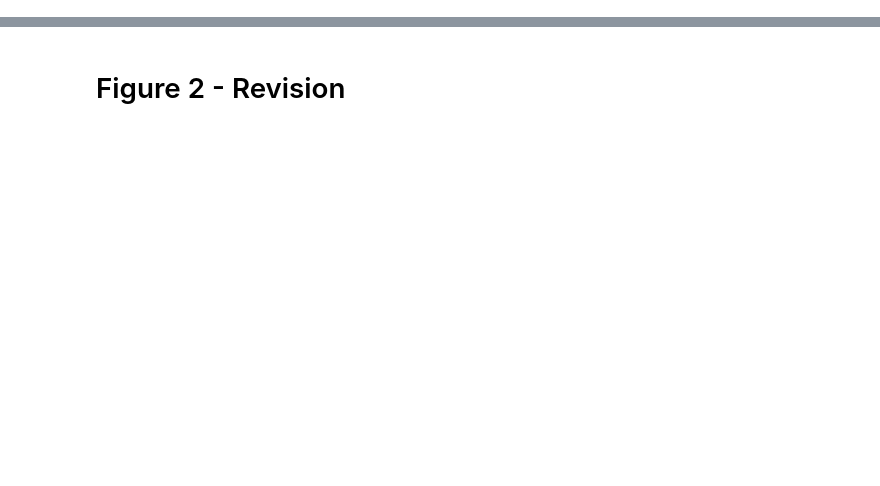
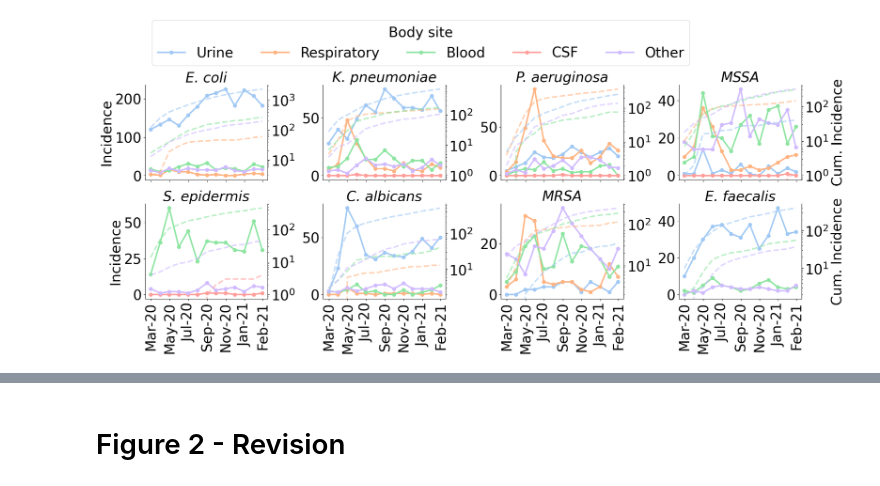
Before and after one commit to ChaosDonkey06/AMR_ABM, a Jupyter notebook: code/figures/Figure2.ipynb, the cells around one changed output, grey strips where cells are left out. Saved outputs shown, nothing was run; the diff lists cells and outputs as text; code cells hidden in the pictures; blank space fills up the shorter version.

```diff
--- a/code/figures/Figure2.ipynb
+++ b/code/figures/Figure2.ipynb
@@ -211,6 +235,27 @@ idx = 0
 
 colors = sns.color_palette("pastel") #"ch:start=.2,rot=-1.1", n_colors=len(sites))
 
+def specimen2title(specimen):
+    sp_title = specimen
+    if specimen == "METHICILLIN-SUSCEPTIBLE STAPHYLOCOCCUS AUREUS":
+        sp_title = "MSSA"
+    elif specimen == "METHICILLIN-RESISTANT STAPHYLOCOCCUS AUREUS":
+        sp_title = "MRSA"
+    elif specimen == "STAPHYLOCOCCUS EPIDERMIDIS":
+        sp_title = "S. epidermis"
+    elif sp_title == "ESCHERICHIA COLI":
+        sp_title = "E. coli"
+    elif sp_title == "KLEBSIELLA PNEUMONIAE":
+        sp_title = "K. pneumoniae"
+    elif sp_title == "PSEUDOMONAS AERUGINOSA":
+        sp_title = "P. aeruginosa"
+    elif sp_title == "CANDIDA ALBICANS":
+        sp_title = "C. albicans"
+    elif sp_title == "ENTEROCOCCUS FAECALIS":
+        sp_title = "E. faecalis"
+    return sp_title
+
+
 axes_t = []
 for specimen in specimens_inference:
     ax      = axes.flatten()[idx]
@@ -221,23 +266,7 @@ for specimen in specimens_inference:
     axes_t.append(ax_t)
     format_axis(ax, week=False)
 
-    sp_title = specimen
-    if specimen == "METHICILLIN-SUSCEPTIBLE STAPHYLOCOCCUS AUREUS":
-        sp_title = "MSSA"
-    elif specimen == "METHICILLIN-RESISTANT STAPHYLOCOCCUS AUREUS":
-        sp_title = "MRSA"
-    elif specimen == "STAPHYLOCOCCUS EPIDERMIDIS":
-        sp_title = "S. Epidermis"
-    elif sp_title == "ESCHERICHIA COLI":
-        sp_title = "E. Coli"
-    elif sp_title == "KLEBSIELLA PNEUMONIAE":
-        sp_title = "K. Pneumoniae"
-    elif sp_title == "PSEUDOMONAS AERUGINOSA":
-        sp_title = "P. Aeruginosa"
-    elif sp_title == "CANDIDA ALBICANS":
-        sp_title = "C. Albicans"
-    elif sp_title == "ENTEROCOCCUS FAECALIS":
-        sp_title = "E. Faecalis"
+    sp_title = specimen2title(specimen)
 
     ax.tick_params(which='both', axis='x', labelrotation=90)
     ax.set_title(sp_title, fontstyle="italic")
@@ -252,33 +281,35 @@ for specimen in specimens_inference:
     idx += 1
 
 axes_t[3].set_ylabel("Cum. Incidence")
 #axes_t[5].set_ylabel("Cum. Incidence", fontsize=18)
 axes_t[7].set_ylabel("Cum. Incidence")
 
 #axes[-1,0].set_xlabel("Date (month)")
 #axes[-1,1].set_xlabel("Date (month)")
 #axes[1,-1].set_xlabel("Date (month)")
 
 axes[0,0].set_ylabel(r"Incidence")
 axes[1,0].set_ylabel(r"Incidence")
 #axes[2,0].set_ylabel(r"Incidence", fontsize=18)
 
 x_ticks_pos    = [18322.0,  18353.0, 18383.0, 18414.0, 18444.0, 18475.0, 18506.0, 18536.0, 18567.0, 18597.0, 18628.0, 18659.0, 18687.0, 18718.0]
 x_ticks_labels = ['Mar-20', 'Apr-20', 'May-20', 'Jun-20', 'Jul-20', 'Aug-20', 'Sep-20', 'Oct-20', 'Nov-20', 'Dec-20', 'Jan-21', 'Feb-21', 'Mar-21', 'Apr-21']
 
 x_ticks_pos    = [18322.0,  18383.0,   18444.0,   18506.0,    18567.0,  18628.0,  18687.0]
 x_ticks_labels = ['Mar-20',  'May-20',  'Jul-20',  'Sep-20',  'Nov-20',  'Jan-21', 'Feb-21' ]
 
 axes[1,0].set_xticks(x_ticks_pos, x_ticks_labels)
 #axes[1,1]
 
 axes[0,0].legend(loc="upper left", title="Body site", bbox_to_anchor=(0.0, 1.75), ncol=5)
 
 fig.subplots_adjust(left=0.1, bottom=0.1, right=0.9, top=0.6, wspace=0.45, hspace=0.25)
 
 #plt.tight_layout()
 #path_to_save  = os.path.join(path_to_ms_figs, "incident_observations_AMROs.png")
 #fig.savefig(path_to_save, dpi=300, transparent=True)
+# %% [output]
+[figure, added]
 # %%
 def specimen2title(specimen):
     sp_title = specimen
```
Also changed, not shown: parts of 7 cells of this notebook, 7 other files.
